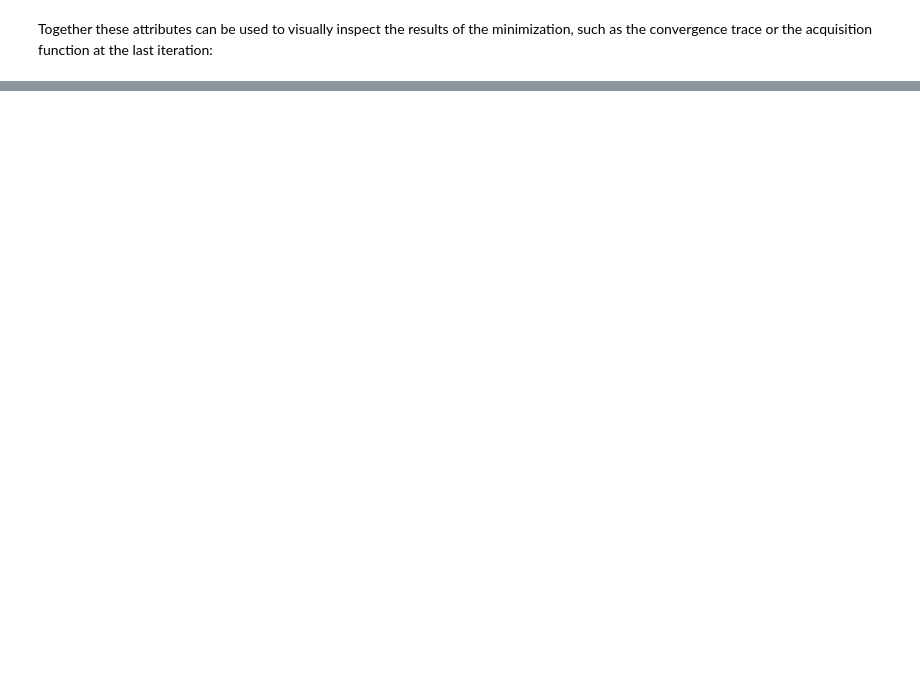
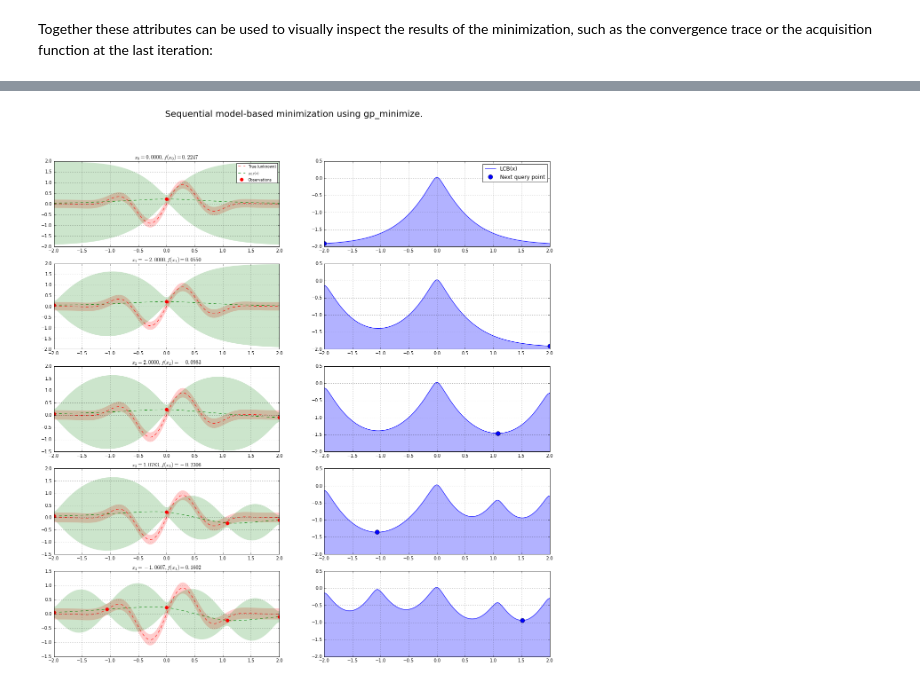
Before and after one commit to scikit-optimize/scikit-optimize, a Jupyter notebook: examples/bayesian-optimization.ipynb, the cells around one changed output, grey strips where cells are left out. Drawn from its saved outputs; the diff is of its cells as text; code cells hidden in the pictures; blank space fills up the shorter version.

```diff
--- a/examples/bayesian-optimization.ipynb
+++ b/examples/bayesian-optimization.ipynb
@@ -140,0 +156,54 @@ plot_convergence(res)
+# %%
+plt.rcParams["figure.figsize"] = (20, 20)
+
+x = np.linspace(-2, 2, 400).reshape(-1, 1)
+fx = np.array([f(x_i, noise_level=0.0) for x_i in x])
+
+# Plot first five iterations.
+for n_iter in range(5):
+    gp = res.models[n_iter]
+    curr_x_iters = res.x_iters[: n_iter+1]
+    curr_func_vals = res.func_vals[: n_iter+1]
+
+    # Plot true function.
+    plt.subplot(5, 2, 2*n_iter+1)
+    plt.plot(x, fx, "r--", label="True (unknown)")
+    plt.fill(np.concatenate([x, x[::-1]]),
+             np.concatenate([fx - 1.9600 * noise_level, fx[::-1] + 1.9600 * noise_level]),
+             alpha=.2, fc="r", ec="None")
+
+    # Plot GP(x) + contours
+    y_pred, sigma = gp.predict(x, return_std=True)
+    plt.plot(x, y_pred, "g--", label=r"$\mu_{GP}(x)$")
+    plt.fill(np.concatenate([x, x[::-1]]),
+             np.concatenate([y_pred - 1.9600 * sigma,
+                             (y_pred + 1.9600 * sigma)[::-1]]),
+             alpha=.2, fc="g", ec="None")
+
+    # Plot sampled points
+    plt.plot(curr_x_iters, curr_func_vals,
+             "r.", markersize=15, label="Observations")
+    plt.title(r"$x_{%d} = %.4f, f(x_{%d}) = %.4f$" % (
+              n_iter, res.x_iters[n_iter][0], n_iter, res.func_vals[n_iter]))
+    plt.grid()
+
+    if n_iter == 0:
+        plt.legend(loc="best", prop={'size': 8}, numpoints=1)
+
+    plt.subplot(5, 2, 2*n_iter+2)
+    acq = gaussian_lcb(x, gp)
+    plt.plot(x, acq, "b", label="LCB(x)")
+    plt.fill_between(x.ravel(), -2.0, acq.ravel(), alpha=0.3, color='blue')
+
+    next_x = np.asarray(res.x_iters[n_iter + 1])
+    next_acq = gaussian_lcb(next_x.reshape(-1, 1), gp)
+    plt.plot(next_x[0], next_acq, "bo", markersize=10, label="Next query point")
+    plt.grid()
+
+    if n_iter == 0:
+        plt.legend(loc="best", prop={'size': 12}, numpoints=1)
+
+plt.suptitle("Sequential model-based minimization using gp_minimize.", fontsize=20)
+plt.show()
+# %% [output]
+[figure, added]
```
Also changed, not shown: parts of 7 cells of this notebook, 1 other file.
